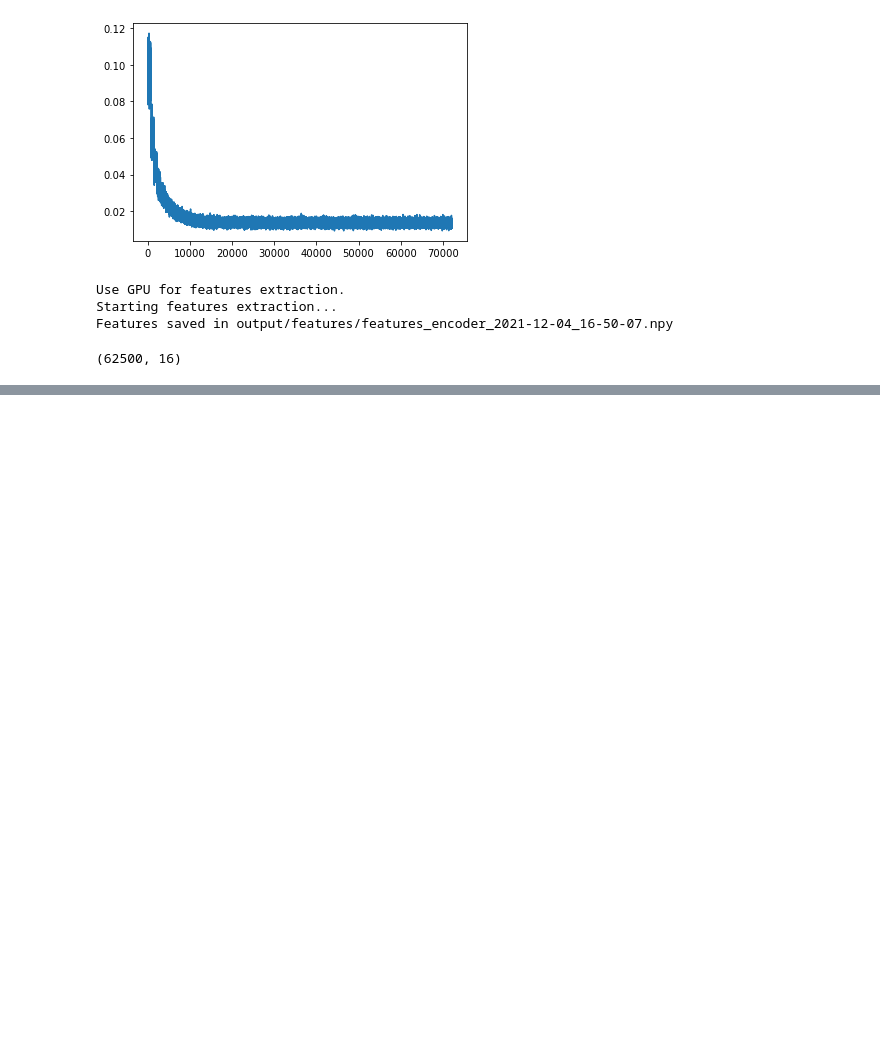
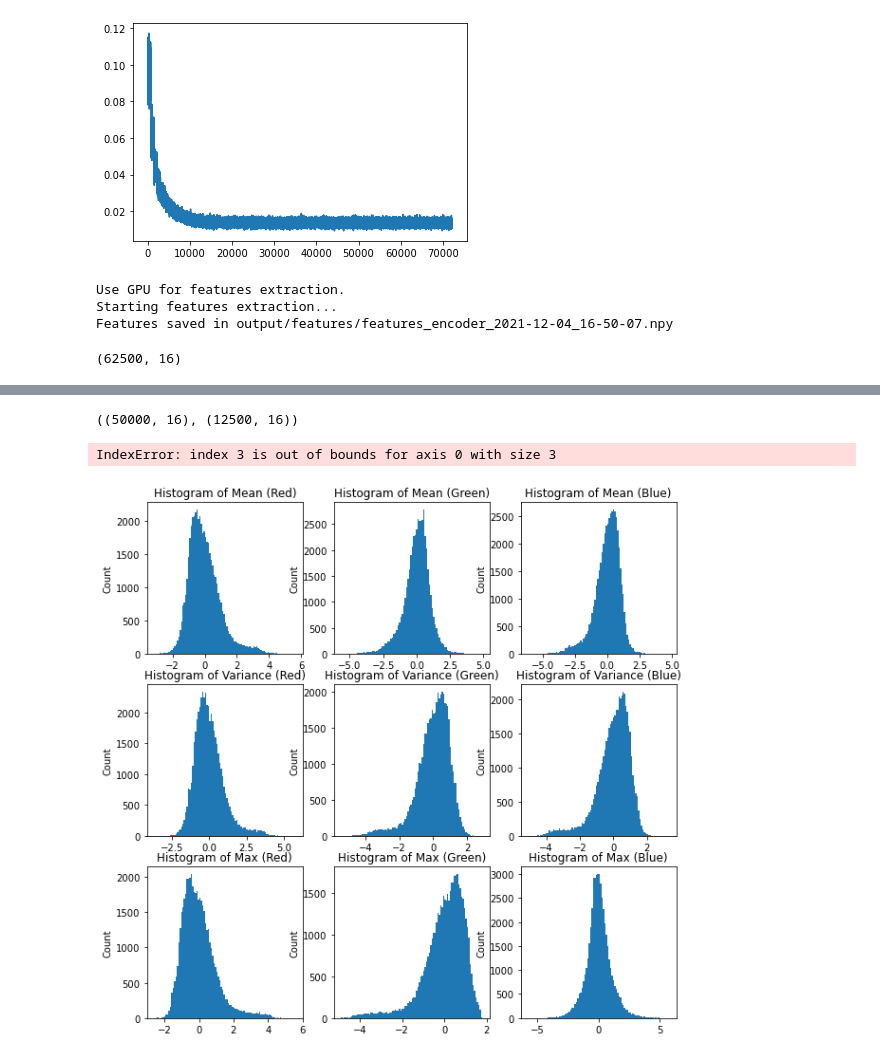
Before and after one commit to CS-433/ml-project-2-teamphilippe2, a Jupyter notebook: autoencoder.ipynb, the cells around one changed output, grey strips where cells are left out. Drawn from its saved outputs; the diff is of its cells as text; code cells hidden in the pictures; blank space fills up the shorter version.

```diff
--- a/autoencoder.ipynb
+++ b/autoencoder.ipynb
@@ -76,0 +80,9 @@ NameError: name 'build_gt_from_patches' is not defined
+# %%
+X_train.shape, X_test.shape
+# %% [output]
+((50000, 16), (12500, 16))
+# %%
+plot_features_distributions(X_train, save_img=True)
+# %% [output]
+IndexError: index 3 is out of bounds for axis 0 with size 3
+[figure, added]
```
Also changed, not shown: parts of 10 cells of this notebook, 1 other file.
